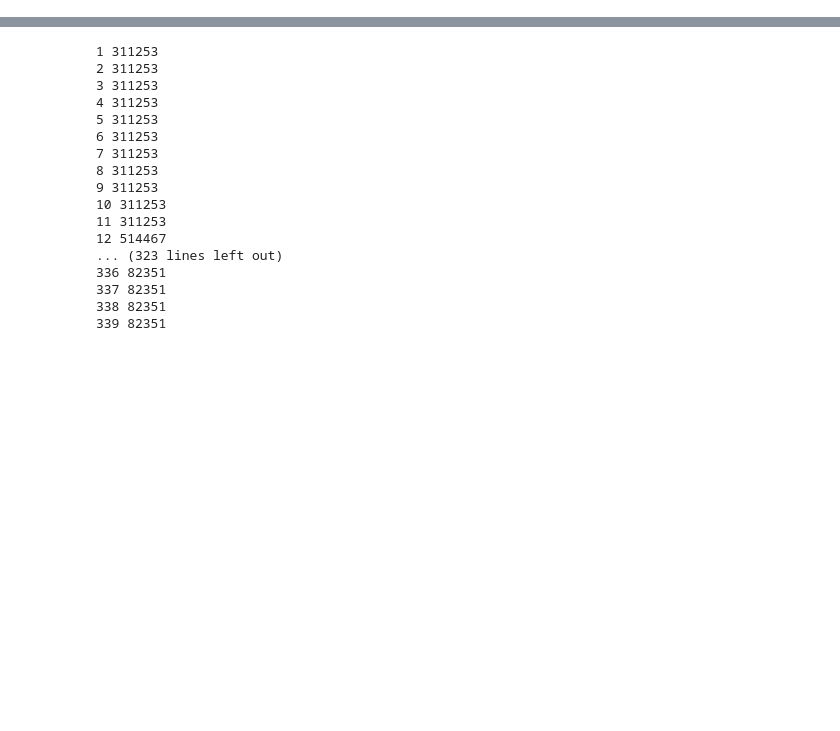
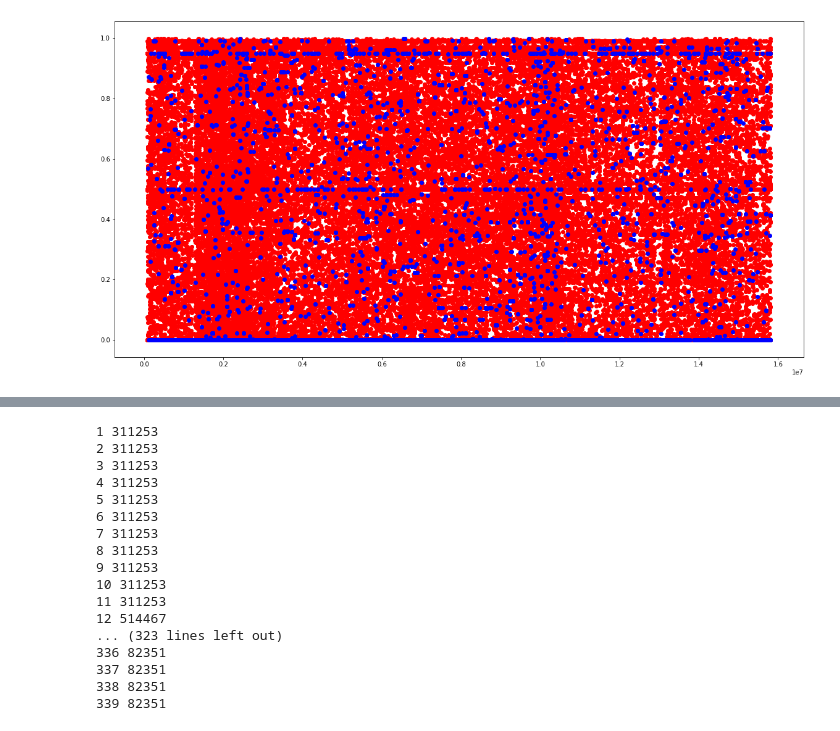
Before and after one commit to merkylove/IEEE_FRAUD, a Jupyter notebook: V_EDA.ipynb, the cells around one changed output, grey strips where cells are left out. Saved outputs shown, nothing was run; the diff lists cells and outputs as text; code cells hidden in the pictures; blank space fills up the shorter version.

```diff
--- a/V_EDA.ipynb
+++ b/V_EDA.ipynb
@@ -50,0 +133,9 @@ print_full(train[train.card1 == 1039])
+# %%
+i = 2
+field = 'C13'
+plt.figure(figsize=(20, 10))
+plt.scatter(train[(train[field] == i) & (train.isFraud == 0)].TransactionDT, train[(train[field] == i) & (train.isFraud == 0)].TransactionAmt - train[(train[field] == i) & (train.isFraud == 0)].TransactionAmt.astype(int), c='red')
+plt.scatter(train[(train[field] == i) & (train.isFraud == 1)].TransactionDT, train[(train[field] == i) & (train.isFraud == 1)].TransactionAmt - train[(train[field] == i) & (train.isFraud == 1)].TransactionAmt.astype(int), c='blue')
+plt.show()
+# %% [output]
+[figure, added]
```
Also changed, not shown: parts of 32 cells of this notebook, 4 other files.
